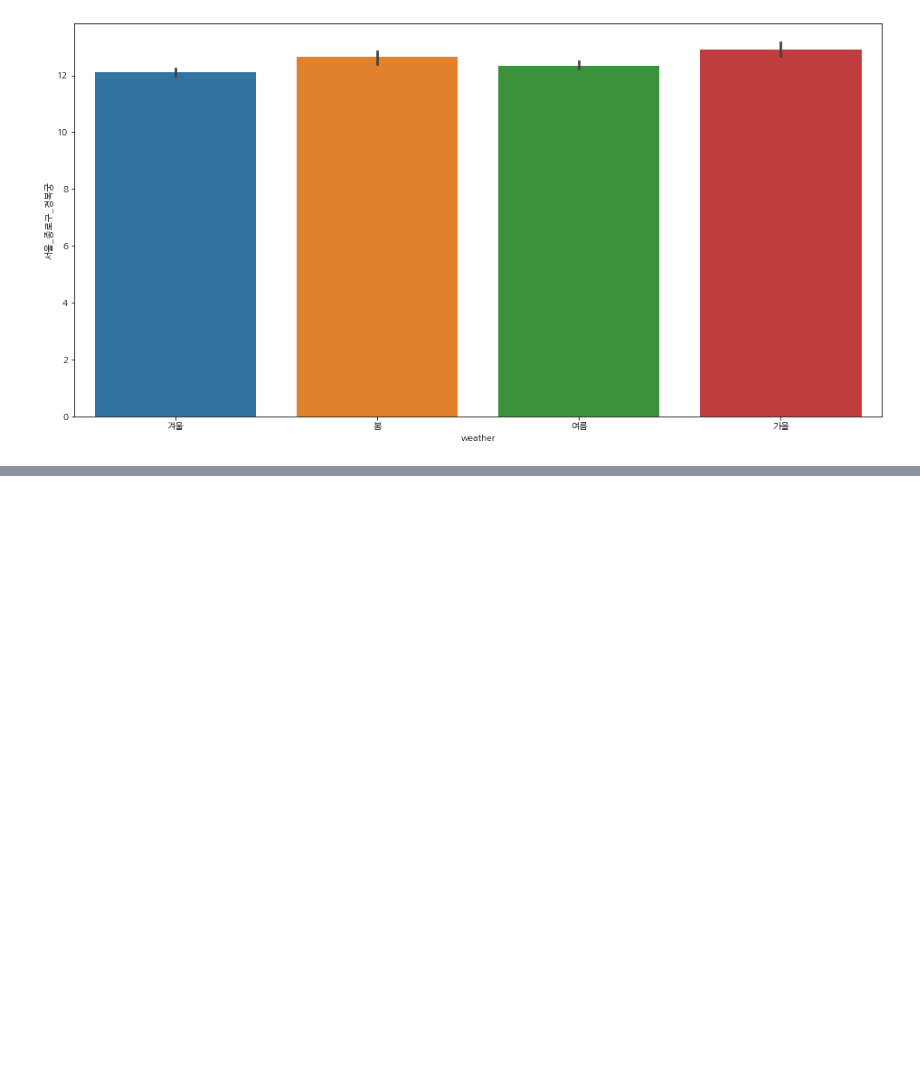
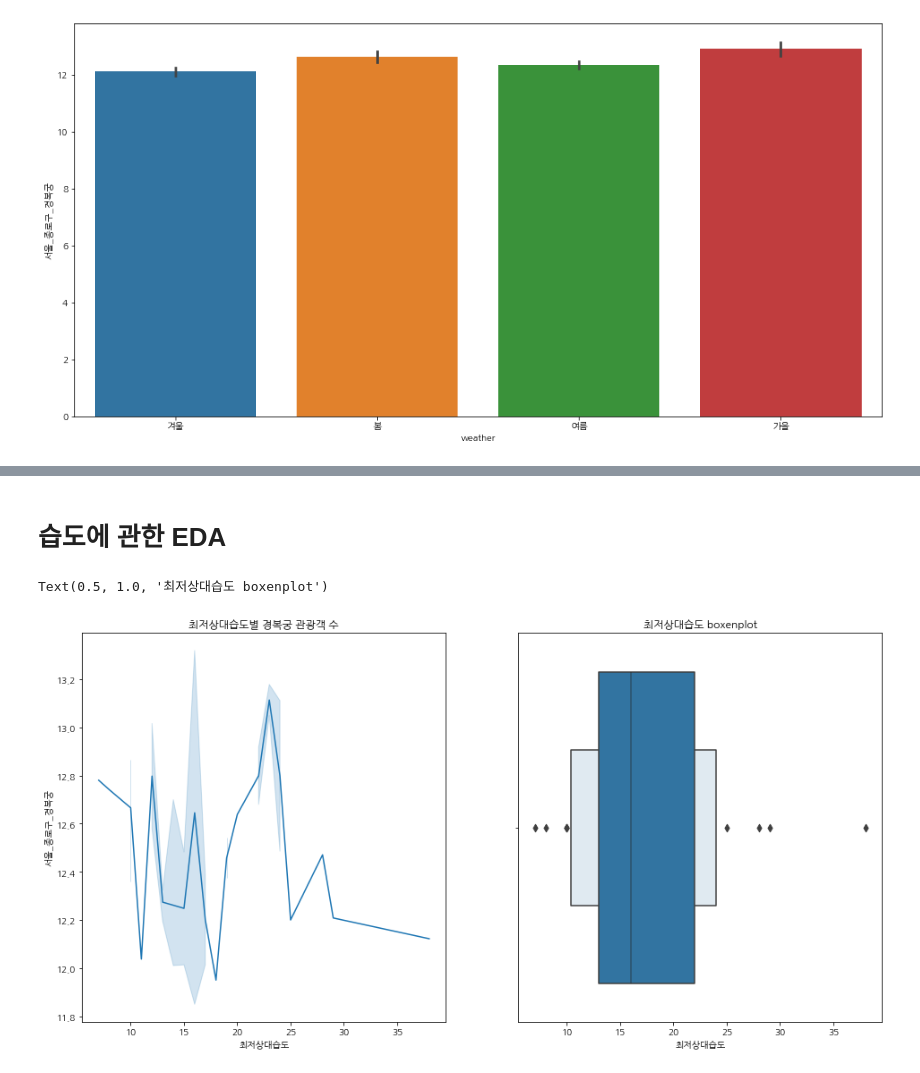
Before and after one commit to qkrwjdduf159/-, a Jupyter notebook: 팀프로젝트/서울 analysis.ipynb, the cells around one changed output, grey strips where cells are left out. Saved outputs shown, nothing was run; the diff lists cells and outputs as text; code cells hidden in the pictures; blank space fills up the shorter version.

```diff
--- a/팀프로젝트/서울 analysis.ipynb
+++ b/팀프로젝트/서울 analysis.ipynb
@@ -202,0 +225,12 @@ sns.barplot(data = data, x = 'weather', y = '서울_종로구_경복궁')
+# %% [markdown]
+# 습도에 관한 EDA
+# %%
+# 최저상대습도로 관광객 수 확인해보기
+fig, ax = plt.subplots(ncols = 2, figsize = (16,8))
+sns.lineplot(data = data, x = '최저상대습도', y = '서울_종로구_경복궁', ax = ax[0])
+sns.boxenplot(data['최저상대습도'], ax = ax[1])
+ax[0].set_title('최저상대습도별 경복궁 관광객 수')
+ax[1].set_title('최저상대습도 boxenplot')
+# %% [output]
+Text(0.5, 1.0, '최저상대습도 boxenplot')
+[figure, added]
```
Also changed, not shown: parts of 26 cells of this notebook.
